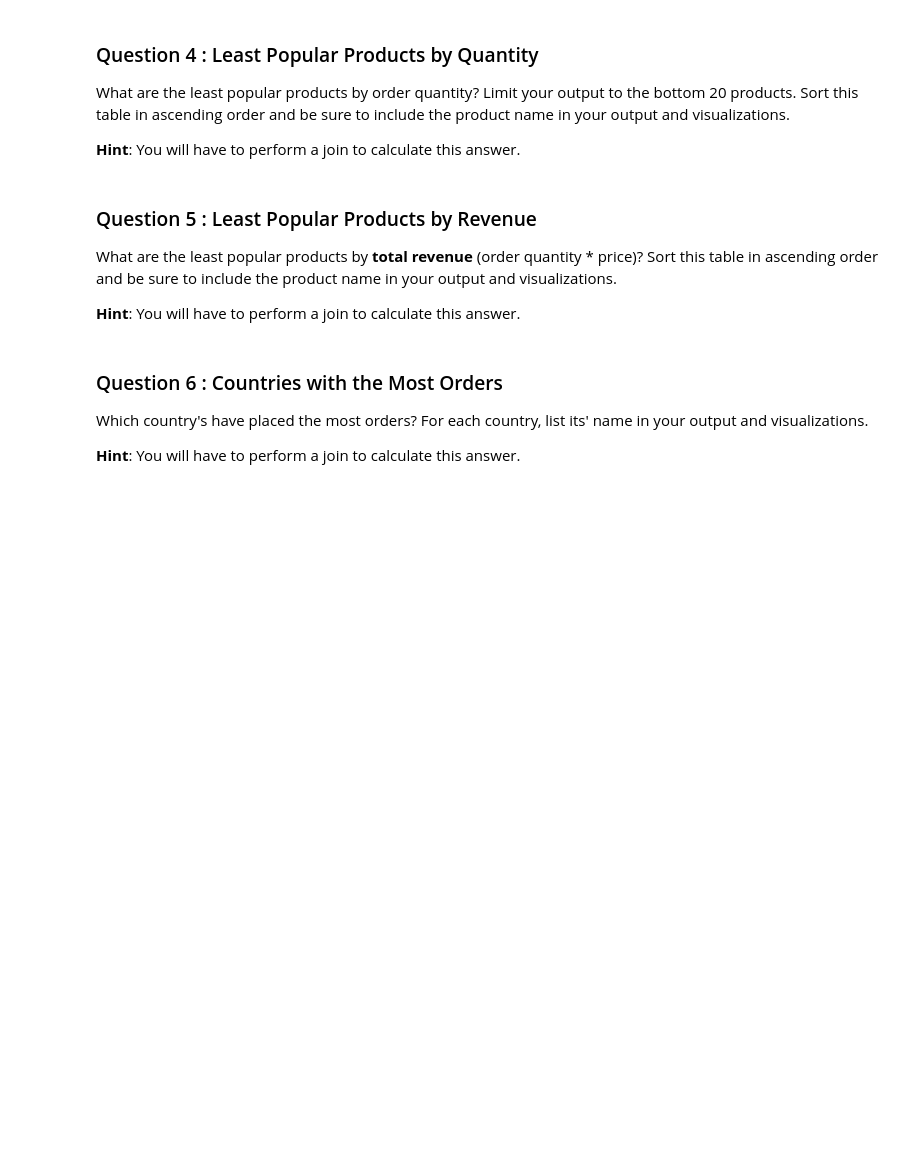
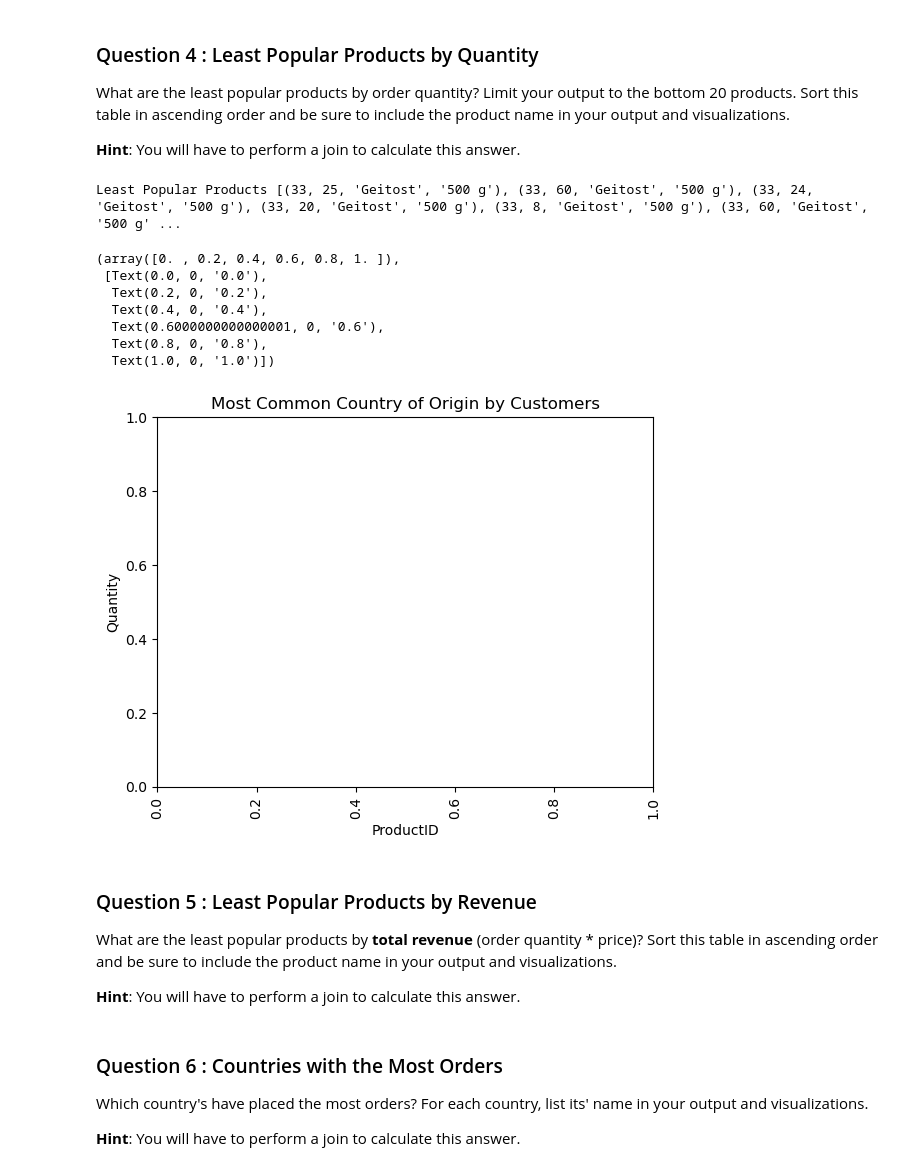
Before and after one commit to thecrownreturns/Adhoc-SQL-FOOD-SUPPLY-, a Jupyter notebook: adhoc_report.ipynb, the cells around one changed output. Drawn from its saved outputs; the diff is of its cells as text; code cells hidden in the pictures; blank space fills up the shorter version.

```diff
--- a/adhoc_report.ipynb
+++ b/adhoc_report.ipynb
@@ -118,16 +128,42 @@ What are the least popular products by order quantity? Limit your output to the
 **Hint**: You will have to perform a join to calculate this answer.
 # %%
 # TODO: Write a SQL query which will answer the question above.
-...
+cursor.execute("""
+ SELECT
+    OrderDetails.ProductID,
+    OrderDetails.Quantity,
+    Products.ProductName,
+    Products.Unit
+FROM OrderDetails
+LEFT JOIN Products ON OrderDetails.ProductID = Products.ProductID
+ORDER BY Products.Price ASC
+LIMIT 20;
+""")
 
 # TODO: Fetch your list of tuples and print it out
-...
+least_popular_products = cursor.fetchall()
+print("Least Popular Products", least_popular_products, "Products")
+# %% [output]
+Least Popular Products [(33, 25, 'Geitost', '500 g'), (33, 60, 'Geitost', '500 g'), (33, 24, 'Geitost', '500 g'), (33, 20, 'Geitost', '500 g'), (33, 8, 'Geitost', '500 g'), (33, 60, 'Geitost', '500 g' ...
 # %%
 # TODO: Convert your list of tuples to a dataframe
-...
+df = pd.DataFrame(least_popular_products, columns=['ProductID', 'Quantity', 'ProductsName', 'Unit'])
 
 # TODO: Generate a visualization on this dataframe
-...
+plt.xlabel('Product')
+plt.ylabel('Quantity')
+plt.title('Most Common Country of Origin by Customers')
+plt.xticks(rotation=90)
+plt.show()
+# %% [output]
+(array([0. , 0.2, 0.4, 0.6, 0.8, 1. ]),
+ [Text(0.0, 0, '0.0'),
+  Text(0.2, 0, '0.2'),
+  Text(0.4, 0, '0.4'),
+  Text(0.6000000000000001, 0, '0.6'),
+  Text(0.8, 0, '0.8'),
+  Text(1.0, 0, '1.0')])
+[figure, added]
 # %% [markdown]
 ### Question 5 : Least Popular Products by Revenue
 
```
Also changed, not shown: parts of 1 cell of this notebook.
